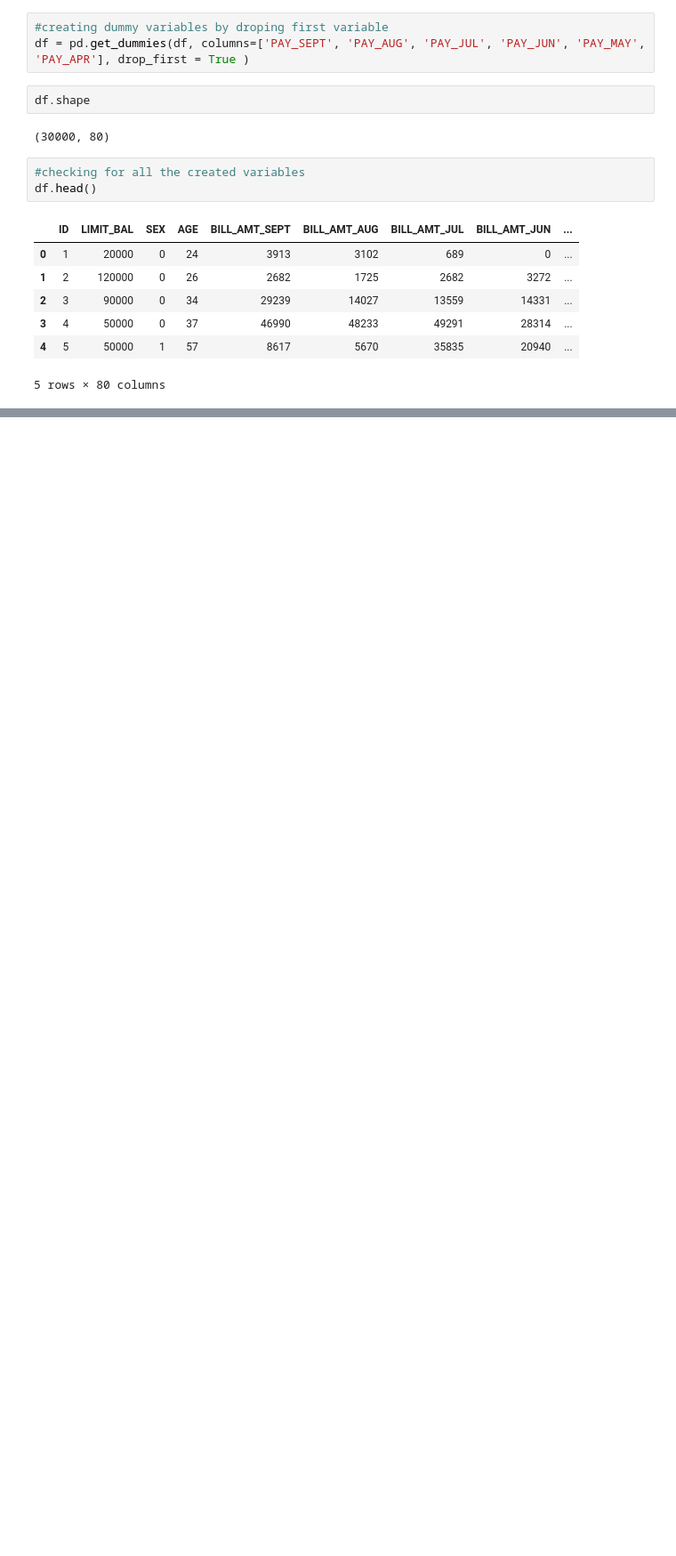
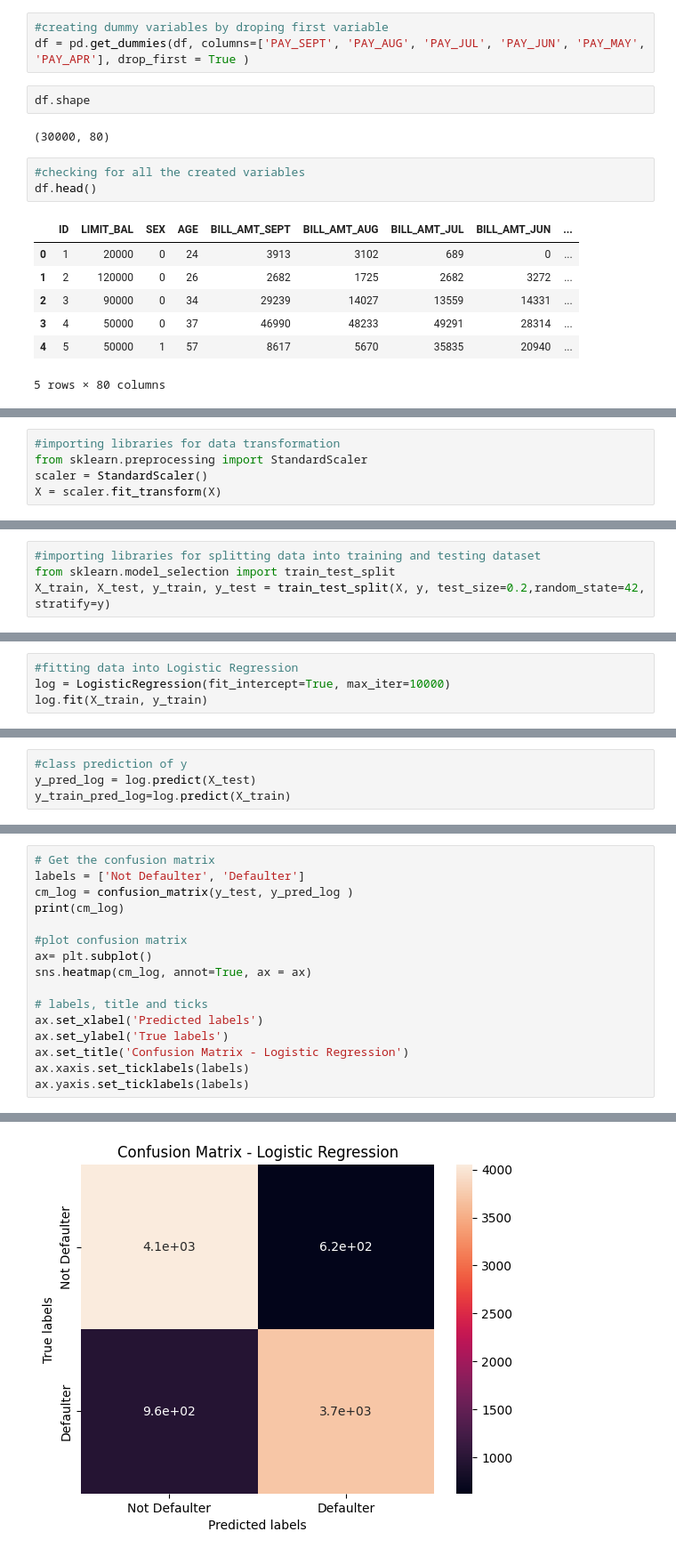
Before and after one commit to kumarsinghashu/Credit-Card-Default-Prediction, a Jupyter notebook: Credit_Card_Default_Prediction.ipynb, the cells around one changed output, grey strips where cells are left out. Shown at 89% size. Drawn from its saved outputs; the diff is of its cells as text; blank space fills up the shorter version.

```diff
--- a/Credit_Card_Default_Prediction.ipynb
+++ b/Credit_Card_Default_Prediction.ipynb
@@ -531,0 +596,5 @@ df.head()
+# %%
+#importing libraries for data transformation
+from sklearn.preprocessing import StandardScaler
+scaler = StandardScaler()
+X = scaler.fit_transform(X)
@@ -531,0 +603,4 @@ df.head()
+# %%
+#importing libraries for splitting data into training and testing dataset
+from sklearn.model_selection import train_test_split
+X_train, X_test, y_train, y_test = train_test_split(X, y, test_size=0.2,random_state=42, stratify=y)
@@ -531,0 +623,4 @@ df.head()
+# %%
+#fitting data into Logistic Regression
+log = LogisticRegression(fit_intercept=True, max_iter=10000)
+log.fit(X_train, y_train)
@@ -531,0 +629,4 @@ df.head()
+# %%
+#class prediction of y
+y_pred_log = log.predict(X_test)
+y_train_pred_log=log.predict(X_train)
@@ -531,0 +655,17 @@ df.head()
+# %%
+# Get the confusion matrix
+labels = ['Not Defaulter', 'Defaulter']
+cm_log = confusion_matrix(y_test, y_pred_log )
+print(cm_log)
+
+#plot confusion matrix
+ax= plt.subplot()
+sns.heatmap(cm_log, annot=True, ax = ax)
+
+# labels, title and ticks
+ax.set_xlabel('Predicted labels')
+ax.set_ylabel('True labels')
+ax.set_title('Confusion Matrix - Logistic Regression')
+ax.xaxis.set_ticklabels(labels)
+ax.yaxis.set_ticklabels(labels)
+# %% [output]
@@ -531,0 +675 @@ df.head()
+[figure, added]
```
Also changed, not shown: parts of 38 cells of this notebook.
